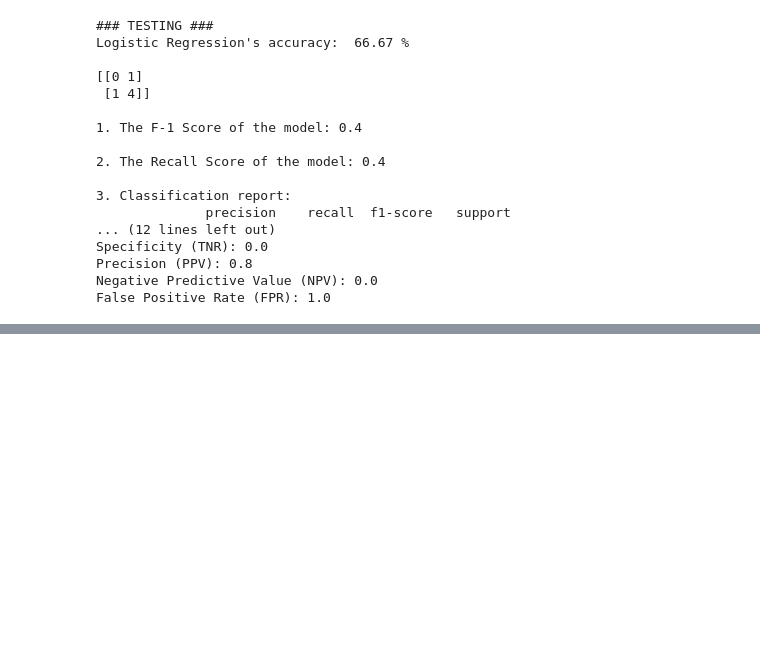
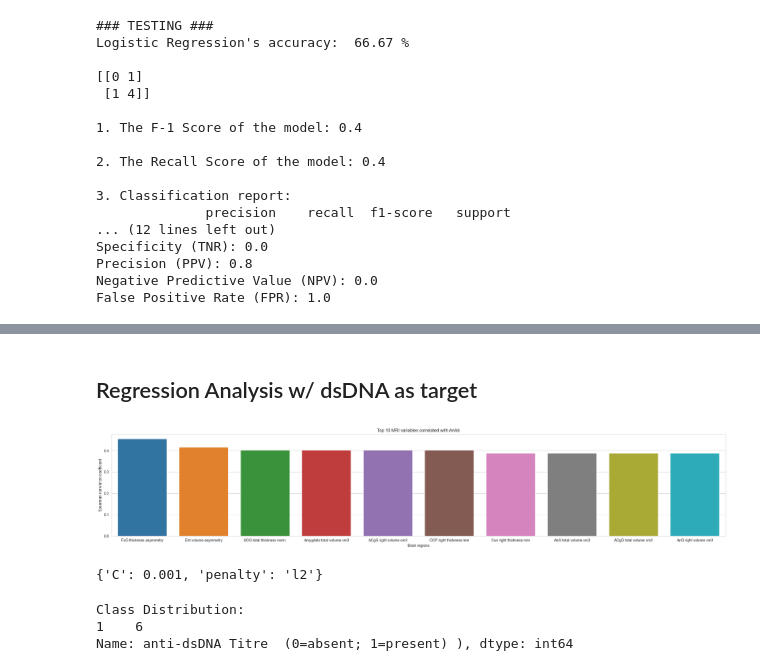
Before and after one commit to Sebarz98/Neuro_Lupus, a Jupyter notebook: models/Regression_Analysis.ipynb, the cells around one changed output, grey strips where cells are left out. Saved outputs shown, nothing was run; the diff lists cells and outputs as text; code cells hidden in the pictures; blank space fills up the shorter version.

```diff
--- a/models/Regression_Analysis.ipynb
+++ b/models/Regression_Analysis.ipynb
@@ -215,0 +370,25 @@ False Positive Rate (FPR): 1.0
+# %% [markdown]
+## Regression Analysis w/ dsDNA as target
+# %%
+# Computes feature correlation
+df_corr = df.corr(method="spearman")
+
+# Select the row of the correlation matrix corresponding to 'result'
+pearson_corr = df_corr.loc['anti-dsDNA Titre  (0=absent; 1=present) )',"SNR":"PO thickness asymmetry"]
+
+# Sort the correlations in descending order
+pearson_corr = pearson_corr.sort_values(ascending=False)
+
+# Select the top 10 correlated variables
+top_10_corr = pearson_corr.iloc[1:11]
+
+# Plot the top 10 correlations using a barplot
+sns.set_style("whitegrid")
+plt.figure(figsize=(30,5))
+ax = sns.barplot(x=top_10_corr.index, y=top_10_corr.values)
+plt.title('Top 10 MRI variables correlated with AnAb')
+plt.xlabel('Brain regions')
+plt.ylabel('Spearman correlation coefficient')
+plt.show()
+# %% [output]
+[figure, added]
@@ -215,0 +412,26 @@ False Positive Rate (FPR): 1.0
+# %%
+from sklearn.model_selection import GridSearchCV
+from sklearn.linear_model import LogisticRegression
+
+random_grid = [{'penalty' : ['l2'],
+               'C': [0.001, 0.01, 0.1, 1, 10, 100, 1000]}]
+
+# First create the base model to tune
+lg = LogisticRegression(random_state=42)
+
+# Random search of parameters, using 5 fold cross validation, different combinations, and use all available cores
+lg_random = GridSearchCV(estimator = lg, param_grid=random_grid,
+                               cv = 5)
+# Fit the random search model
+lg_random.fit(X_train, y_train)
+lg_random.best_params_
+# %% [output]
+{'C': 0.001, 'penalty': 'l2'}
+# %%
+class_counts = y_test.value_counts()
+print("Class Distribution:")
+print(class_counts)
+# %% [output]
+Class Distribution:
+1    6
+Name: anti-dsDNA Titre  (0=absent; 1=present) ), dtype: int64
```
Also changed, not shown: parts of 23 cells of this notebook, 4 other files.
